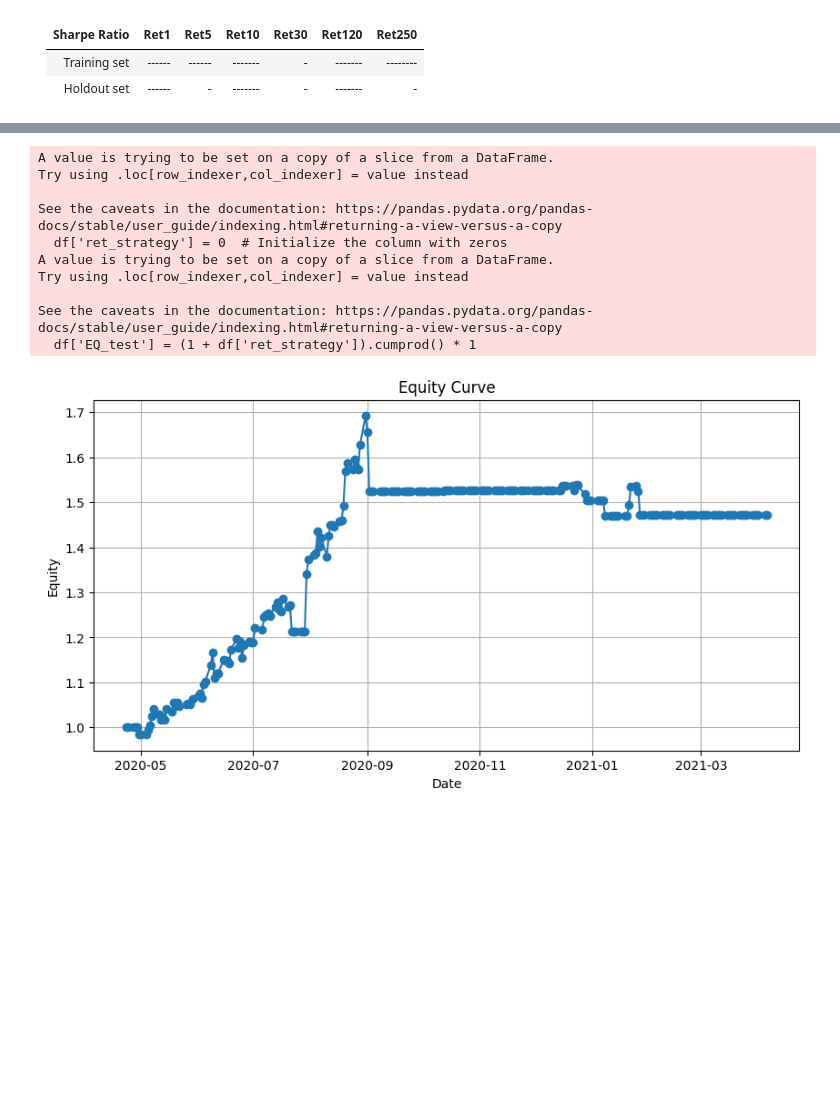
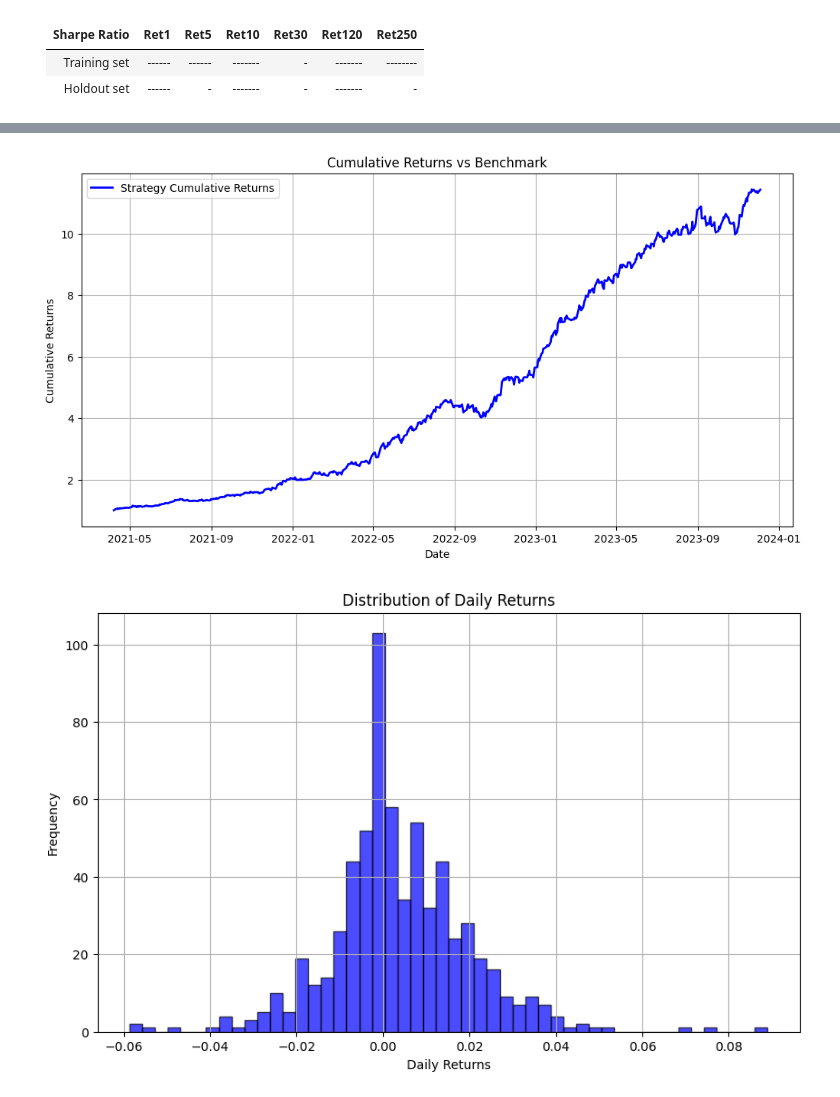
Before and after one commit to ShiweiHe0713/RegressionBased-ESG_Company_Trading, a Jupyter notebook: modeling.ipynb, the cells around one changed output, grey strips where cells are left out. Drawn from its saved outputs; the diff is of its cells as text; code cells hidden in the pictures; blank space fills up the shorter version.

```diff
--- a/modeling.ipynb
+++ b/modeling.ipynb
@@ -353,30 +499,0 @@ See the caveats in the documentation: https://pandas.pydata.org/pandas-docs/stab
-# %%
-# Calculate returns based on trading signals
-
-df['ret_strategy'] = 0  # Initialize the column with zeros
-df.loc[df['Sell'], 'ret_strategy'] = (df['AAPL_Px'].shift(-1) - df['AAPL_Px']) / df['AAPL_Px']
-# df.loc[df['Buy'], 'ret_strategy'] = (df['AAPL_Px'] - df['AAPL_Px'].shift(-1)) / df['AAPL_Px']
-df.loc[df['Buy'], 'ret_strategy'] = 0
-# Calculate equity curve
-df['EQ_test'] = (1 + df['ret_strategy']).cumprod() * 1
-
-# Plotting the equity curve
-plt.figure(figsize=(10, 5))
-plt.plot(df['Date'], df['EQ_test'], marker='o', linestyle='-')
-plt.title('Equity Curve')
-plt.xlabel('Date')
-plt.ylabel('Equity')
-plt.grid(True)
-plt.show()
-# %% [output]
-A value is trying to be set on a copy of a slice from a DataFrame.
-Try using .loc[row_indexer,col_indexer] = value instead
-
-See the caveats in the documentation: https://pandas.pydata.org/pandas-docs/stable/user_guide/indexing.html#returning-a-view-versus-a-copy
-  df['ret_strategy'] = 0  # Initialize the column with zeros
-A value is trying to be set on a copy of a slice from a DataFrame.
-Try using .loc[row_indexer,col_indexer] = value instead
-
-See the caveats in the documentation: https://pandas.pydata.org/pandas-docs/stable/user_guide/indexing.html#returning-a-view-versus-a-copy
-  df['EQ_test'] = (1 + df['ret_strategy']).cumprod() * 1
-[figure, removed]
@@ -384,0 +500,27 @@ df.to_excel("AAPL_training_result.xlsx")
+# %%
+pred_df['Cumulative_Returns'] = (1 + pred_df['Strategy_Return']).cumprod()
+
+# Assuming benchmark returns are available in `benchmark_returns`
+# pred_df['Benchmark_Cumulative_Returns'] = (1 + benchmark_returns).cumprod()
+
+plt.figure(figsize=(12, 6))
+plt.plot(pred_df['Date'], pred_df['Cumulative_Returns'], label='Strategy Cumulative Returns', color='blue', linewidth=2)
+# plt.plot(pred_df['Date'], pred_df['Benchmark_Cumulative_Returns'], label='Benchmark Cumulative Returns', color='green', linewidth=2)
+plt.xlabel('Date')
+plt.ylabel('Cumulative Returns')
+plt.title('Cumulative Returns vs Benchmark')
+plt.legend()
+plt.grid(True)
+plt.show()
+# %% [output]
+[figure, added]
+# %%
+plt.figure(figsize=(10, 6))
+plt.hist(pred_df['Strategy_Return'], bins=50, color='blue', alpha=0.7, edgecolor='black')
+plt.xlabel('Daily Returns')
+plt.ylabel('Frequency')
+plt.title('Distribution of Daily Returns')
+plt.grid(True)
+plt.show()
+# %% [output]
+[figure, added]
```
Also changed, not shown: parts of 38 cells of this notebook, 5 other files.
